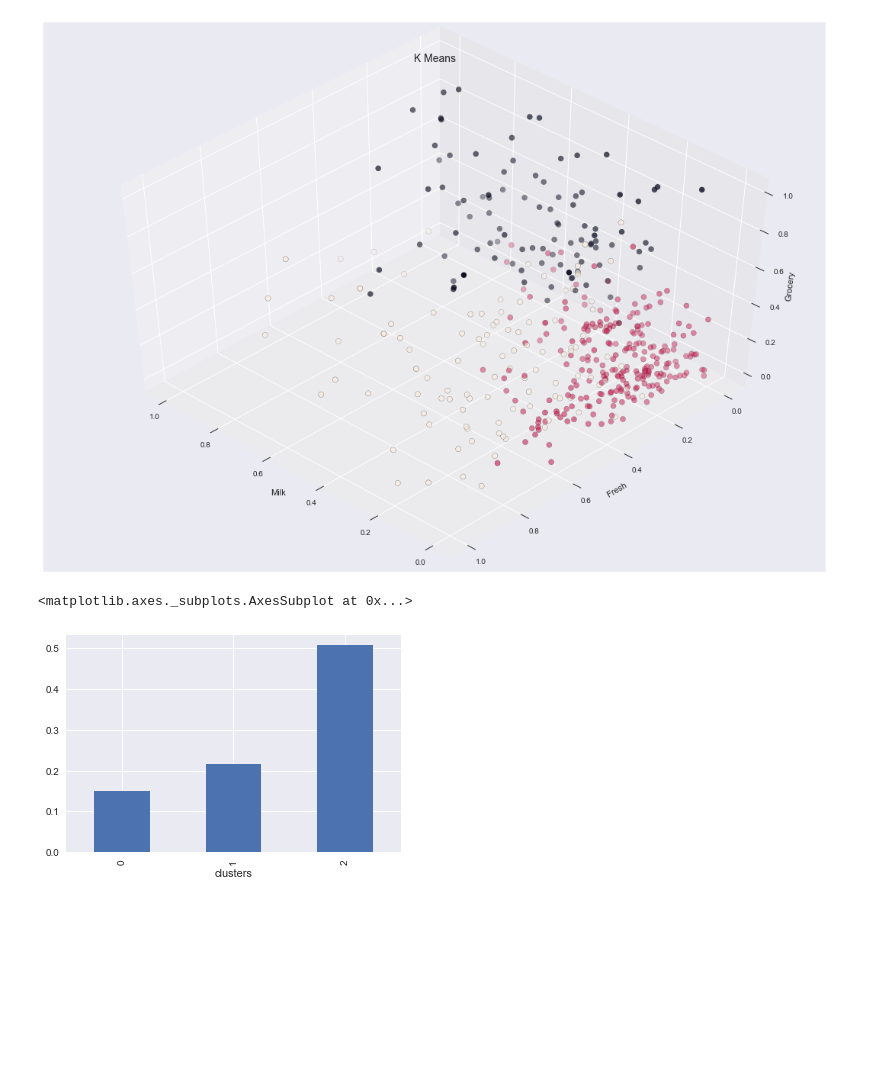
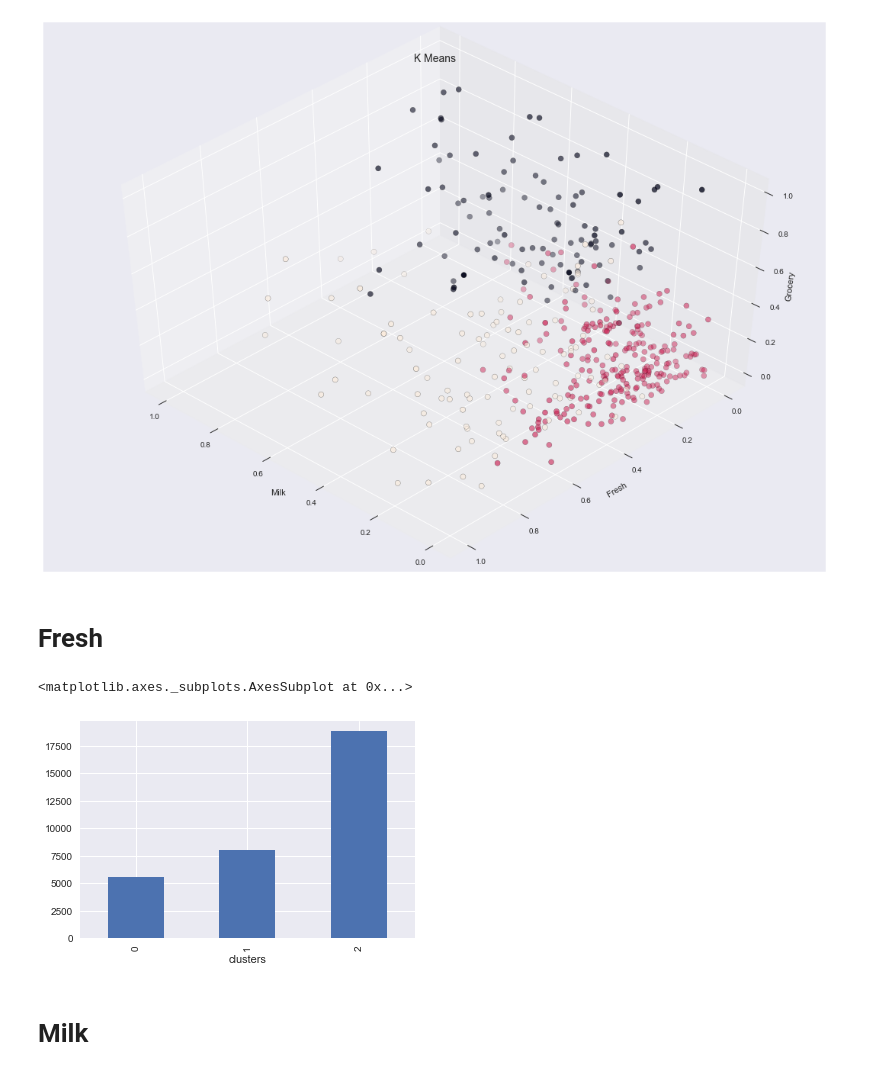
Before and after one commit to gogundur/Clustering, a Jupyter notebook: K Means Clustering.ipynb, the cells around one changed output. Saved outputs shown, nothing was run; the diff lists cells and outputs as text; code cells hidden in the pictures; blank space fills up the shorter version.

```diff
--- a/K Means Clustering.ipynb
+++ b/K Means Clustering.ipynb
@@ -278,5 +278,5 @@ km4=KMeans(n_clusters=3,init='k-means++', max_iter=300, n_init=10, random_state=
 y_means = km4.fit_predict(X)
 labels = km4.labels_
 # %%
-df_std['clusters']=km4.predict(X)
+df['clusters']=km4.predict(X)
 # %%
@@ -314,9 +310,13 @@ plt.title("K Means", fontsize=14)
 # %% [output]
 Text(0.5,0.92,'K Means')
 [figure]
+# %% [markdown]
+# Fresh
 # %%
-df_std.groupby('clusters').Fresh.mean().plot(kind='bar')
+df.groupby('clusters').Fresh.mean().plot(kind='bar')
 # %% [output]
 <matplotlib.axes._subplots.AxesSubplot at 0x...>
-[figure, old version]
+[figure, new version]
+# %% [markdown]
+# Milk
 # %%
```
Also changed, not shown: parts of 14 cells of this notebook.
